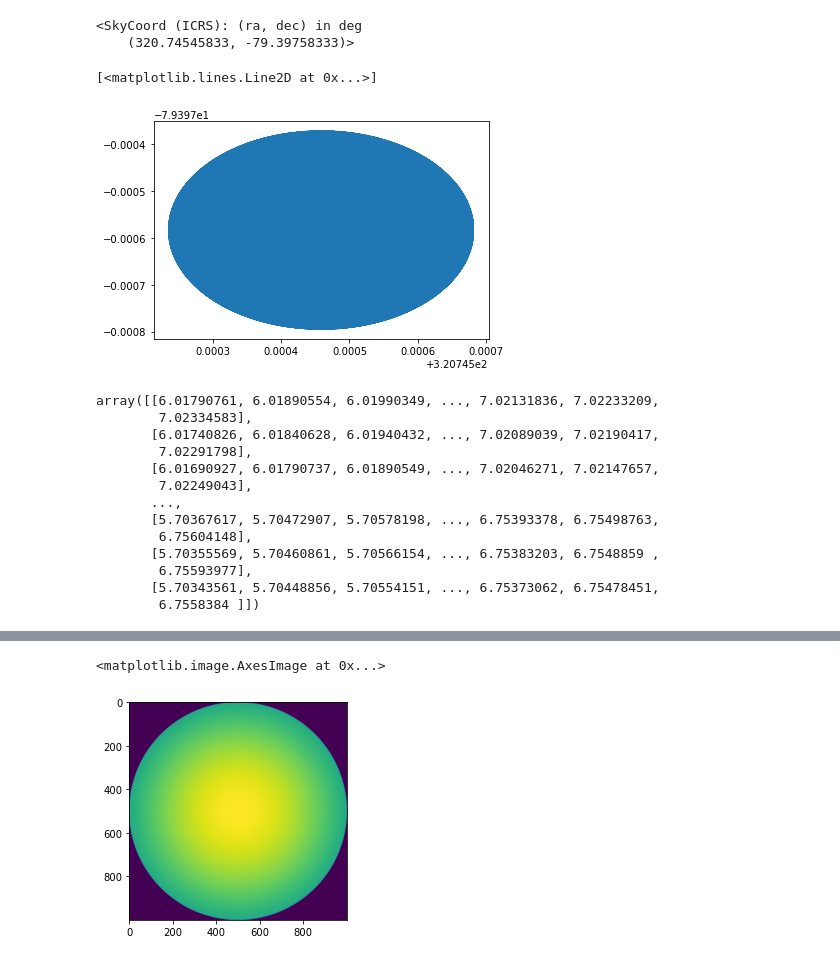
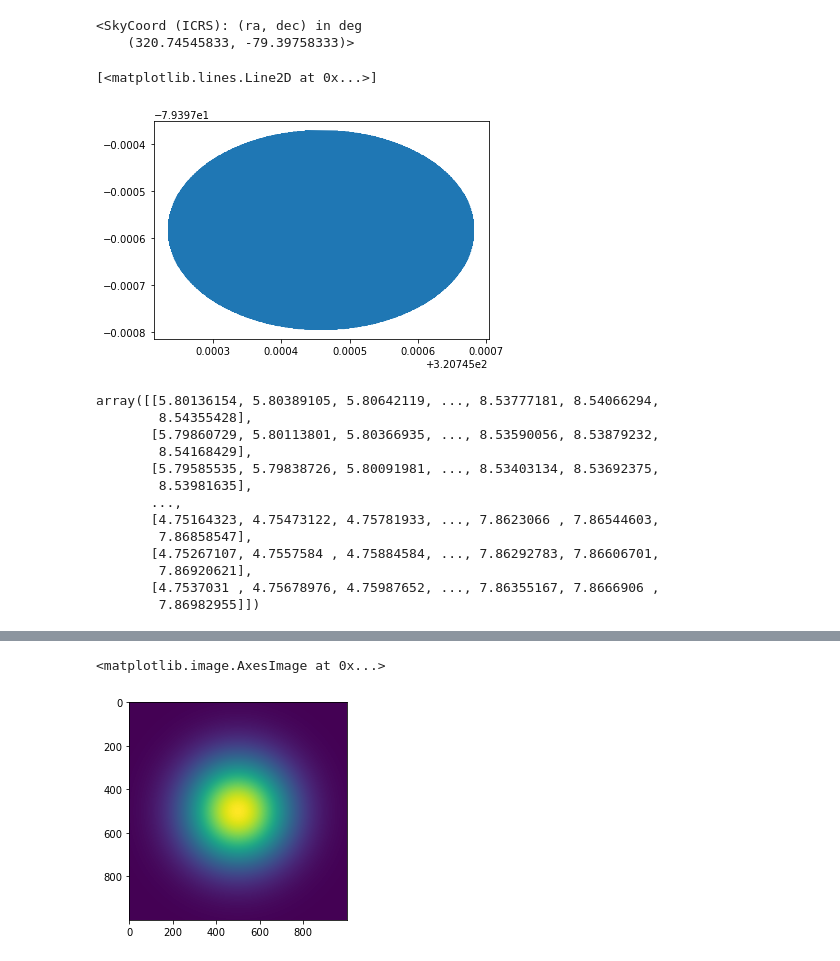
Before and after one commit to FRBs/FRB, a Jupyter notebook: docs/nb/FRB_offsets.ipynb, the cells around one changed output, grey strips where cells are left out. Saved outputs shown, nothing was run; the diff lists cells and outputs as text; code cells hidden in the pictures.

```diff
--- a/docs/nb/FRB_offsets.ipynb
+++ b/docs/nb/FRB_offsets.ipynb
@@ -68,8 +68,8 @@ hgcoord = HG190611.coord
 frb_ra = frb190611coord.ra.value
 frb_dec = frb190611coord.dec.value
 theta = frb190611.eellipse['theta'] * units.deg # Include PA of ellipse
-x = np.linspace(frb_ra-(a/3600), frb_ra+(a/3600), 1000)
-y = np.linspace(frb_dec-(b/3600), frb_dec+(b/3600), 1000)
+x = np.linspace(frb_ra-(3*a/3600), frb_ra+(3*a/3600), 1000)
+y = np.linspace(frb_dec-(3*b/3600), frb_dec+(3*b/3600), 1000)
 # %%
 xx,yy = np.meshgrid(x,y) # Generate grid points
 print(xx,yy)
@@ -128,7 +128,7 @@ frb190611coord
 plt.plot(xx[in_ellipse], yy[in_ellipse])
 # %% [output]
 [<matplotlib.lines.Line2D at 0x...>]
-[figure, old version]
+[figure, new version]
 # %%
 # Trying something else, doesn't seem to work
 hgcoord = HG190611.coord
@@ -142,19 +142,19 @@ y_diff = hg_dec - yy
 ang_off = np.sqrt(x_diff**2 + y_diff**2)
 ang_off*3600
 # %% [output]
-array([[6.01790761, 6.01890554, 6.01990349, ..., 7.02131836, 7.02233209,
-        7.02334583],
-       [6.01740826, 6.01840628, 6.01940432, ..., 7.02089039, 7.02190417,
-        7.02291798],
-       [6.01690927, 6.01790737, 6.01890549, ..., 7.02046271, 7.02147657,
-        7.02249043],
+array([[5.80136154, 5.80389105, 5.80642119, ..., 8.53777181, 8.54066294,
+        8.54355428],
+       [5.79860729, 5.80113801, 5.80366935, ..., 8.53590056, 8.53879232,
+        8.54168429],
+       [5.79585535, 5.79838726, 5.80091981, ..., 8.53403134, 8.53692375,
+        8.53981635],
        ...,
-       [5.70367617, 5.70472907, 5.70578198, ..., 6.75393378, 6.75498763,
-        6.75604148],
-       [5.70355569, 5.70460861, 5.70566154, ..., 6.75383203, 6.7548859 ,
-        6.75593977],
-       [5.70343561, 5.70448856, 5.70554151, ..., 6.75373062, 6.75478451,
-        6.7558384 ]])
+       [4.75164323, 4.75473122, 4.75781933, ..., 7.8623066 , 7.86544603,
+        7.86858547],
+       [4.75267107, 4.7557584 , 4.75884584, ..., 7.86292783, 7.86606701,
+        7.86920621],
+       [4.7537031 , 4.75678976, 4.75987652, ..., 7.86355167, 7.8666906 ,
+        7.86982955]])
 # %%
 #Generate an analytical 2d gaussian
 def gauss_2da(x,y, sma, smb):
@@ -168,7 +168,7 @@ def gauss_2da(x,y, sma, smb):
 # %%
 # Define weight scheme, using the grid points xx and yy and the sigma RA and Dec (a and b) in degs
 w = gauss_2da(xx, yy, (a/3600), (b/3600))
-w[~in_ellipse] = 0
+#w[~in_ellipse] = 0.0
 
 # Normalize w
 norm_w = w / np.sum(w)
@@ -180,5 +180,5 @@ plt.imshow(norm_w)
 <matplotlib.image.AxesImage at 0x...>
-[figure, old version]
+[figure, new version]
 # %%
 from mpl_toolkits.mplot3d import Axes3D
 from matplotlib import cm
```
Also changed, not shown: parts of 7 cells of this notebook.
